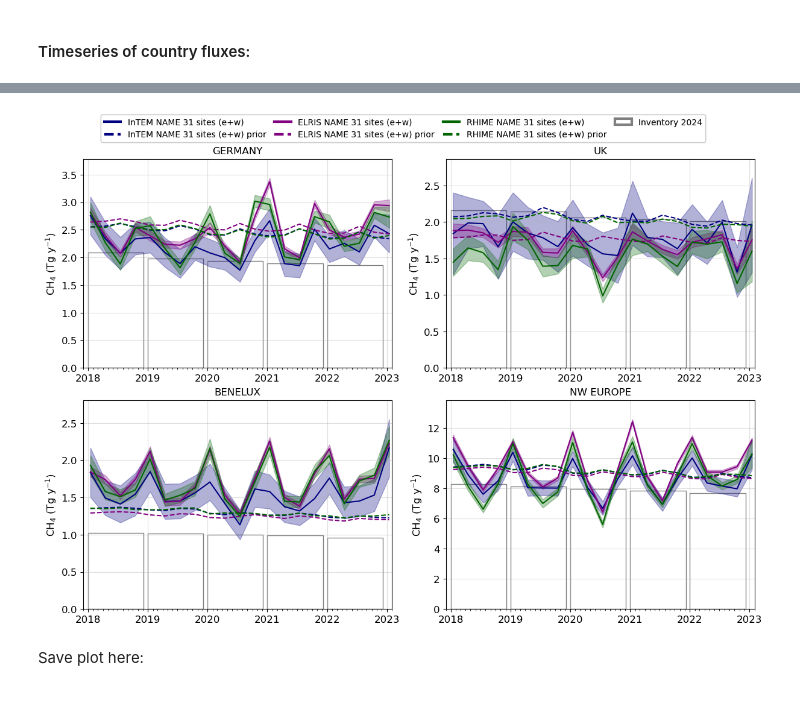
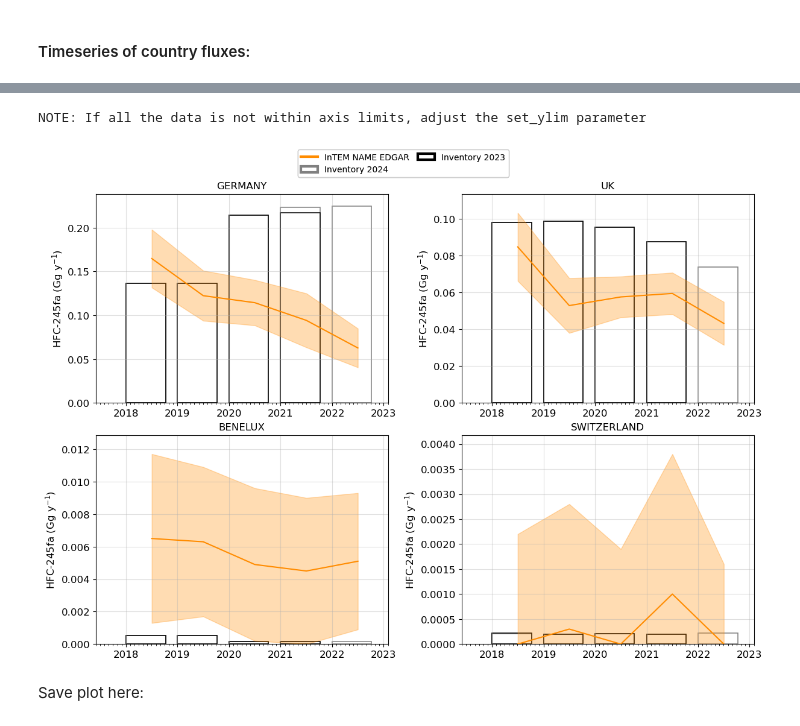
Before and after one commit to openghg/fluxie, a Jupyter notebook: PARIS_inversion_results.ipynb, the cells around one changed output, grey strips where cells are left out. Drawn from its saved outputs; the diff is of its cells as text; code cells hidden in the pictures.

Commit message:
inventory bar updates and notebook updates to add auto creation of plots for lists of species

```diff
--- a/PARIS_inversion_results.ipynb
+++ b/PARIS_inversion_results.ipynb
@@ -54,9 +56,9 @@ NOTE: If plotting units or scales look odd, edit species_info.json to fix this.
 # %%
 ###################################
 ### edit variables in this block
-species = 'ch4' #options for individual species, or 'all_hfc' or 'all_pfc'
-models = experiments['wetcharts'] #if using 'all_hfc' or 'all_pfc' use basic model names (e.g. ['intem','elris','rhime']) and standard filenames will be used for each species
-regions = ['GERMANY','UK','BENELUX','NW_EU2']
+species = 'hfc245fa' #options for individual species, or 'all_hfc' or 'all_pfc'
+models = ['intem_name_edgar'] #experiments['std_run'] #if using 'all_hfc' or 'all_pfc' use basic model names (e.g. ['intem','elris','rhime']) and standard filenames will be used for each species
+regions = ['GERMANY','UK','BENELUX','SWITZERLAND']
 period_override = None #use to override standard inversion periods, must be a list the same length as models, e.g. ['monthly','yearly']
 start_date = '2018-01-01' #inclusive. Option to set as list of dates, e.g. ['2018-01-01','2019-01-01'] which is required for total fgases if one model is missing obs for a year
 end_date = '2023-01-01' #not inclusive. Option to set as list of dates, e.g. ['2023-01-01','2022-01-01'] which is required for total fgases if one model is missing obs for a year
@@ -101,7 +92,8 @@ Scaling rhime_name_wetcharts_31sites units by 1000000000.0
 ###################################
 ### edit variables in this block
 plot_inventory = True
-inventory_years = None #If None, plots most recent. Or can choose list of years: ['2022','2023']
+inventory_years = ['2024','2023'] #If None, plots most recent. Or can choose list of years: ['2022','2023']
+scale_co2eq = False
 fix_y_axes = False #if True: all y axis limits are the same, if False: each y axis is relative to the data
                      #if a list of floats (e.g. [0,0.1]) applies these limit to all axes
 add_prior_unc = False #if True: plots prior uncertainty as shaded area
@@ -117,6 +109,7 @@ period_override = None #use to override standard inversion periods, must be a li
 
 fig = func.plot_country_flux(ds_all_flux_scaled,species,regions,
                              s_data,m_data,model_colors,start_date,end_date,ppt_mode,
+                             scale_co2eq,
                              plot_inventory,inventory_years,data_dir,fix_y_axes,
                              add_prior_unc,set_global_leg,country_codes_as_titles=country_codes_as_titles,
                              plot_separate=plot_separate,plot_combined=plot_combined,
@@ -132,4 +124,5 @@ NOTE: If all the data is not within axis limits, adjust the set_ylim parameter
+NOTE: If all the data is not within axis limits, adjust the set_ylim parameter
-[figure, old version]
+[figure, new version]
 # %% [markdown]
 Save plot here:
 # %%
```
Also changed, not shown: parts of 3 cells of this notebook, 3 other files.
